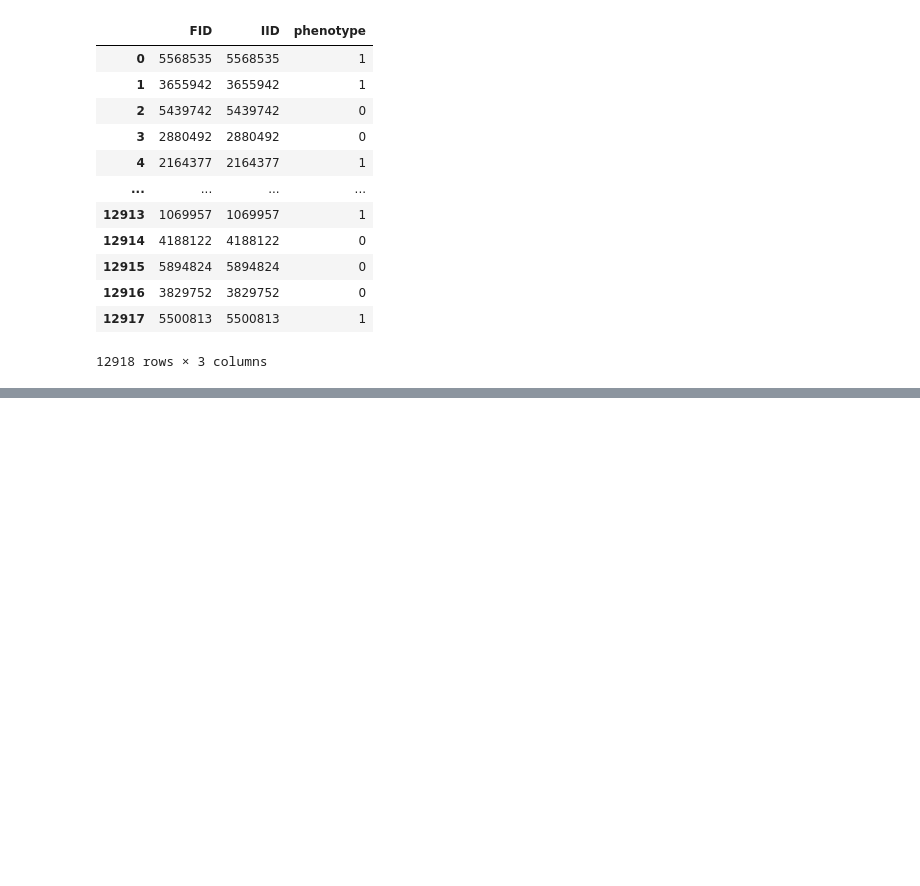
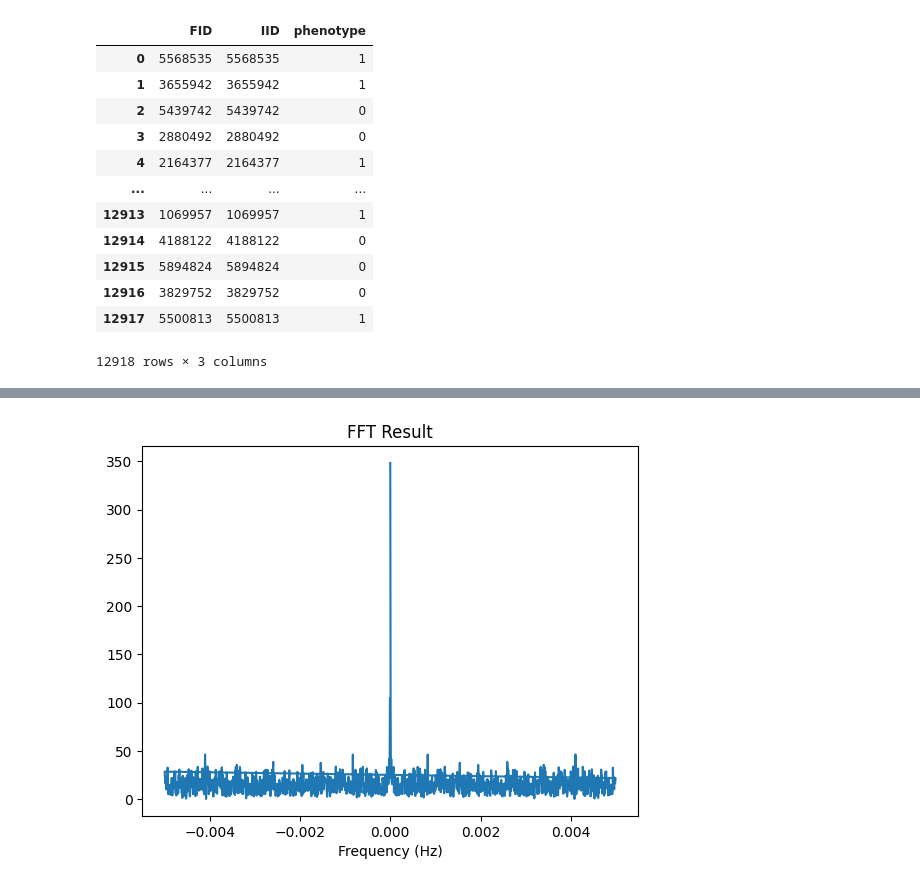
Before and after one commit to mat2m10/ML_Models, a Jupyter notebook: GWAS/mini_GWAS.ipynb, the cells around one changed output, grey strips where cells are left out. Saved outputs shown, nothing was run; the diff lists cells and outputs as text; code cells hidden in the pictures; blank space fills up the shorter version.

```diff
--- a/GWAS/mini_GWAS.ipynb
+++ b/GWAS/mini_GWAS.ipynb
@@ -64,0 +405,21 @@ pheno
+# %%
+  import matplotlib.pyplot as plt
+
+# Sample data - replace this with your own data
+# Here, we create a sine wave as an example
+fs = 0.01  # Sampling frequency (Hz)
+
+# Perform the FFT
+fft_result = np.fft.fft(np.array(sumstat_maf_prob["-logp"]))
+frequencies = np.fft.fftfreq(len(fft_result), 1/fs)
+
+# Plot the FFT result
+
+
+plt.plot(frequencies, abs(fft_result))
+plt.title('FFT Result')
+plt.xlabel('Frequency (Hz)')
+
+plt.show()
+# %% [output]
+[figure, added]
```
Also changed, not shown: parts of 15 cells of this notebook.
